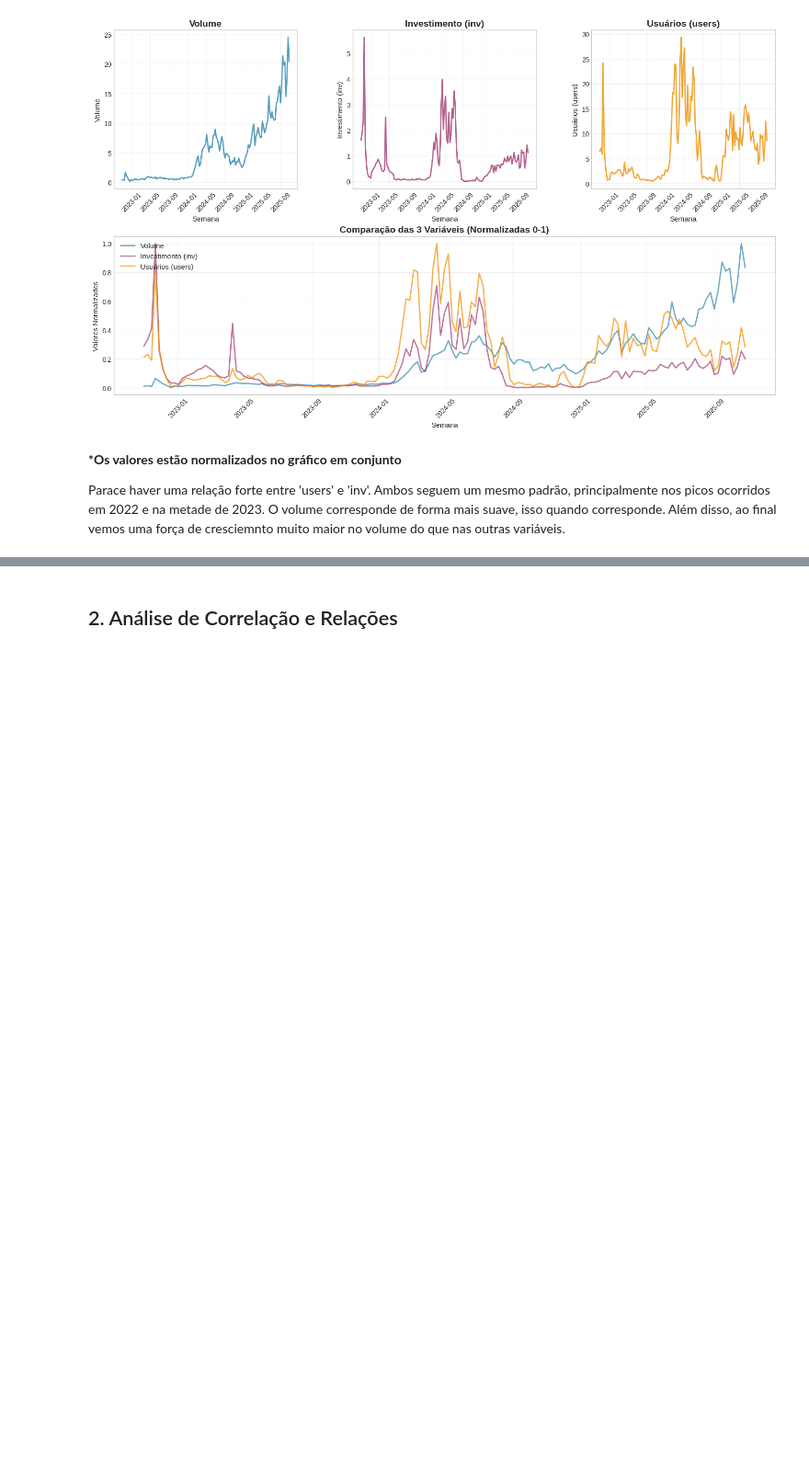
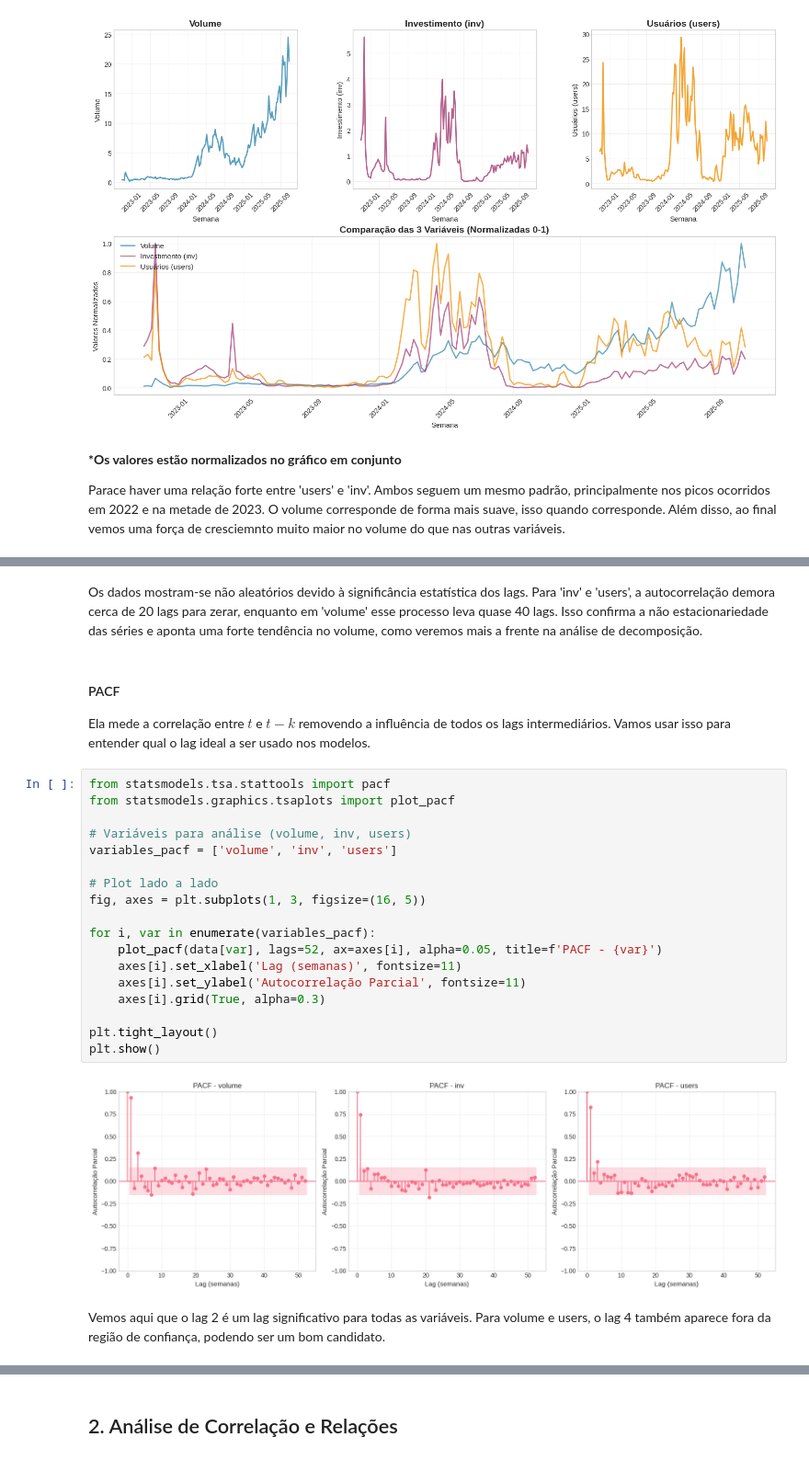
Before and after one commit to PedroPHC25/Time-Series-A1, a Jupyter notebook: analise_exploratoria.ipynb, the cells around one changed output, grey strips where cells are left out. Shown at 92% size. Drawn from its saved outputs; the diff is of its cells as text; blank space fills up the shorter version.

```diff
--- a/analise_exploratoria.ipynb
+++ b/analise_exploratoria.ipynb
@@ -131,0 +156,28 @@ Parace haver uma relação forte entre 'users' e 'inv'. Ambos seguem um mesmo pa
+# %% [markdown]
+Os dados mostram-se não aleatórios devido à significância estatística dos lags. Para 'inv' e 'users', a autocorrelação demora cerca de 20 lags para zerar, enquanto em 'volume' esse processo leva quase 40 lags. Isso confirma a não estacionariedade das séries e aponta uma forte tendência no volume, como veremos mais a frente na análise de decomposição.
+# %% [markdown]
+#### PACF
+
+Ela mede a correlação entre $t$ e $t-k$ removendo a influência de todos os lags intermediários. Vamos usar isso para entender qual o lag ideal a ser usado nos modelos.
+# %%
+from statsmodels.tsa.stattools import pacf
+from statsmodels.graphics.tsaplots import plot_pacf
+
+# Variáveis para análise (volume, inv, users)
+variables_pacf = ['volume', 'inv', 'users']
+
+# Plot lado a lado
+fig, axes = plt.subplots(1, 3, figsize=(16, 5))
+
+for i, var in enumerate(variables_pacf):
+    plot_pacf(data[var], lags=52, ax=axes[i], alpha=0.05, title=f'PACF - {var}')
+    axes[i].set_xlabel('Lag (semanas)', fontsize=11)
+    axes[i].set_ylabel('Autocorrelação Parcial', fontsize=11)
+    axes[i].grid(True, alpha=0.3)
+
+plt.tight_layout()
+plt.show()
+# %% [output]
+[figure, added]
+# %% [markdown]
+Vemos aqui que o lag 2 é um lag significativo para todas as variáveis. Para volume e users, o lag 4 também aparece fora da região de confiança, podendo ser um bom candidato.
```
Also changed, not shown: parts of 16 cells of this notebook.
